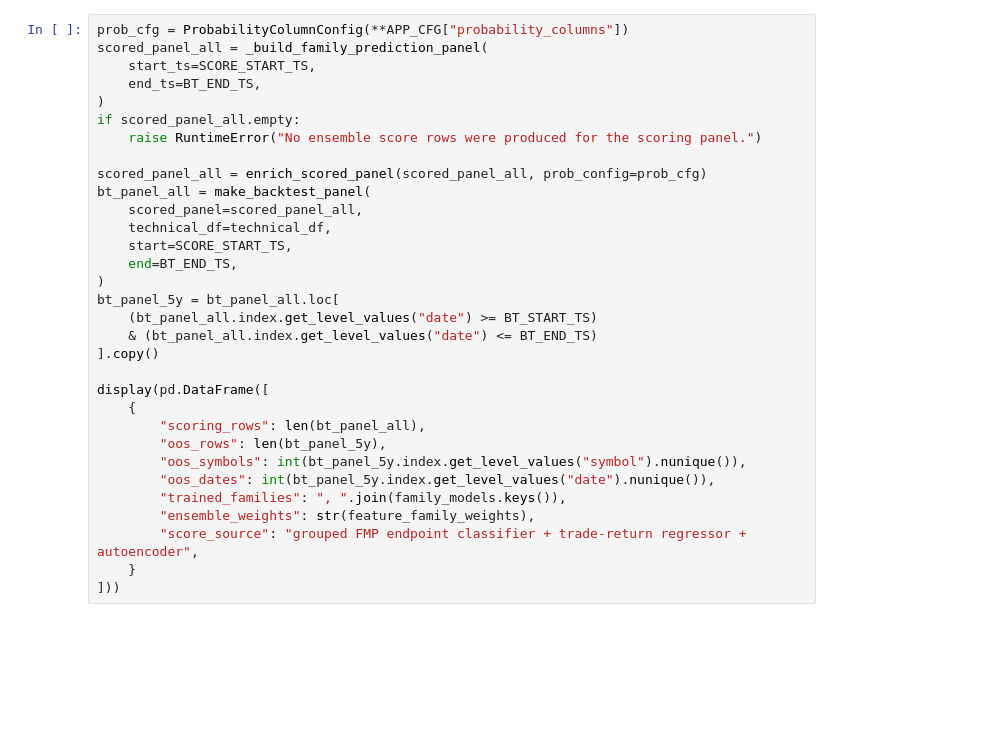
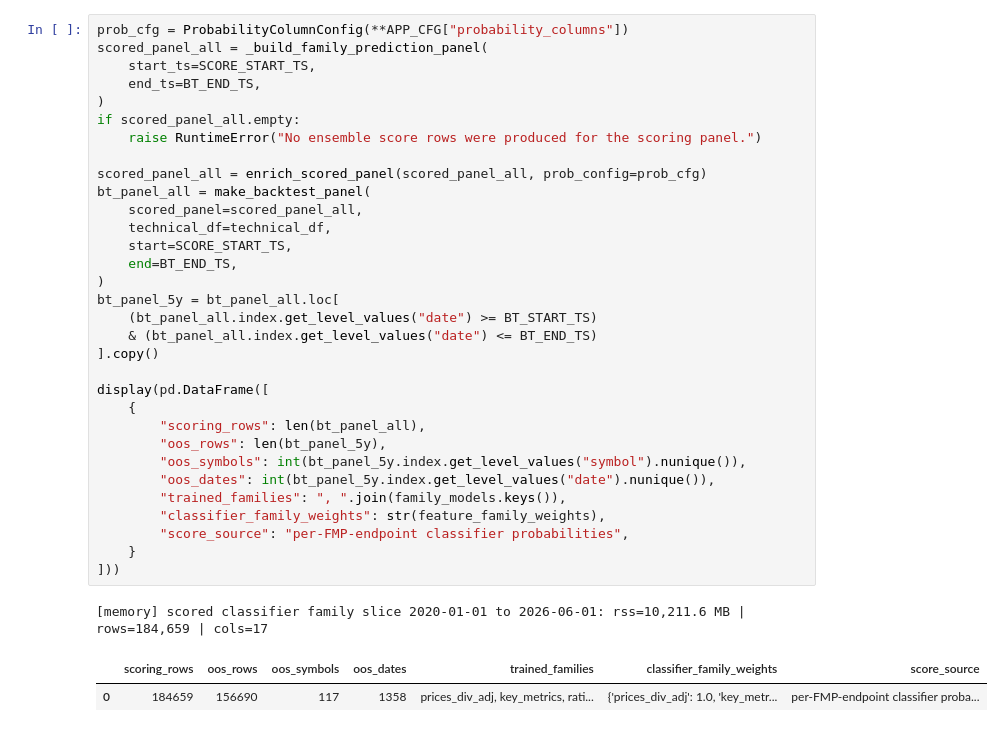
Before and after one commit to quantarb/optimal_trader, a Jupyter notebook: notebook_traditional_ml_synthetic_options_backtest.ipynb, the cells around one changed output. Drawn from its saved outputs; the diff is of its cells as text; blank space fills up the shorter version.

```diff
--- a/notebook_traditional_ml_synthetic_options_backtest.ipynb
+++ b/notebook_traditional_ml_synthetic_options_backtest.ipynb
@@ -1718,35 +1534,39 @@ Building aligned classifier/regressor expert diagnostics from fitted family mode
 # %%
 prob_cfg = ProbabilityColumnConfig(**APP_CFG["probability_columns"])
 scored_panel_all = _build_family_prediction_panel(
     start_ts=SCORE_START_TS,
     end_ts=BT_END_TS,
 )
 if scored_panel_all.empty:
     raise RuntimeError("No ensemble score rows were produced for the scoring panel.")
 
 scored_panel_all = enrich_scored_panel(scored_panel_all, prob_config=prob_cfg)
 bt_panel_all = make_backtest_panel(
     scored_panel=scored_panel_all,
     technical_df=technical_df,
     start=SCORE_START_TS,
     end=BT_END_TS,
 )
 bt_panel_5y = bt_panel_all.loc[
     (bt_panel_all.index.get_level_values("date") >= BT_START_TS)
     & (bt_panel_all.index.get_level_values("date") <= BT_END_TS)
 ].copy()
 
 display(pd.DataFrame([
     {
         "scoring_rows": len(bt_panel_all),
         "oos_rows": len(bt_panel_5y),
         "oos_symbols": int(bt_panel_5y.index.get_level_values("symbol").nunique()),
         "oos_dates": int(bt_panel_5y.index.get_level_values("date").nunique()),
         "trained_families": ", ".join(family_models.keys()),
-        "ensemble_weights": str(feature_family_weights),
-        "score_source": "grouped FMP endpoint classifier + trade-return regressor + autoencoder",
+        "classifier_family_weights": str(feature_family_weights),
+        "score_source": "per-FMP-endpoint classifier probabilities",
     }
 ]))
+# %% [output]
+[memory] scored classifier family slice 2020-01-01 to 2026-06-01: rss=10,211.6 MB | rows=184,659 | cols=17
+|  | scoring_rows | oos_rows | oos_symbols | oos_dates | trained_families | classifier_family_weights | score_source |
+| 0 | 184659 | 156690 | 117 | 1358 | prices_div_adj, key_metrics, rati... | {'prices_div_adj': 1.0, 'key_metr... | per-FMP-endpoint classifier proba... |
 # %%
 score_col = str(APP_CFG["strategy"]["score_col"])
 short_score_col = resolve_short_score_col(score_col)
```
Also changed, not shown: parts of 8 cells of this notebook.
